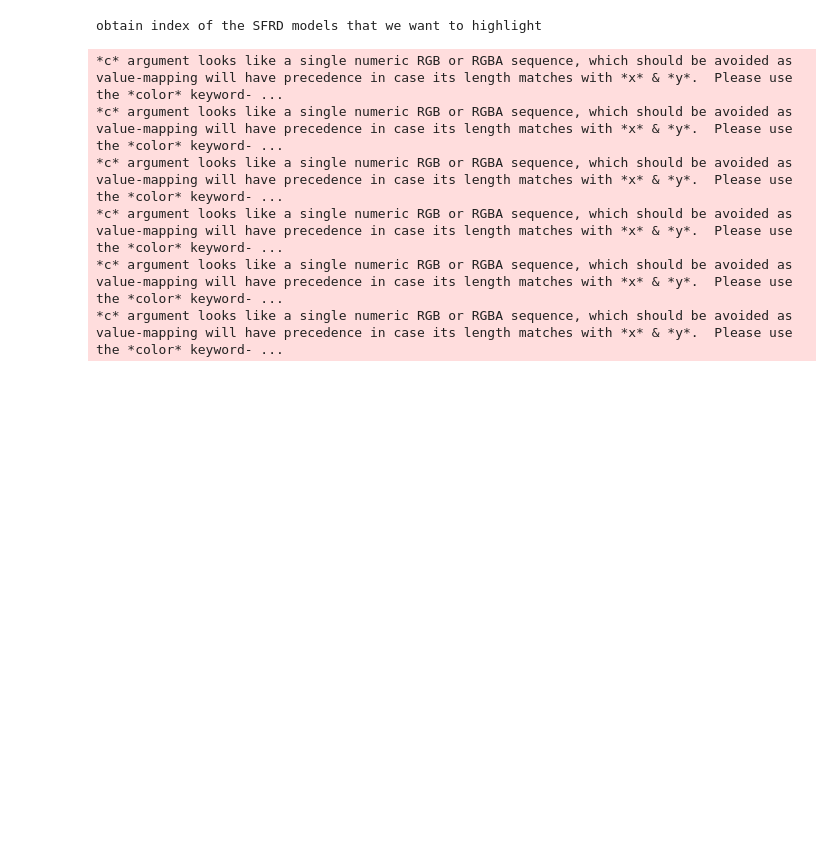
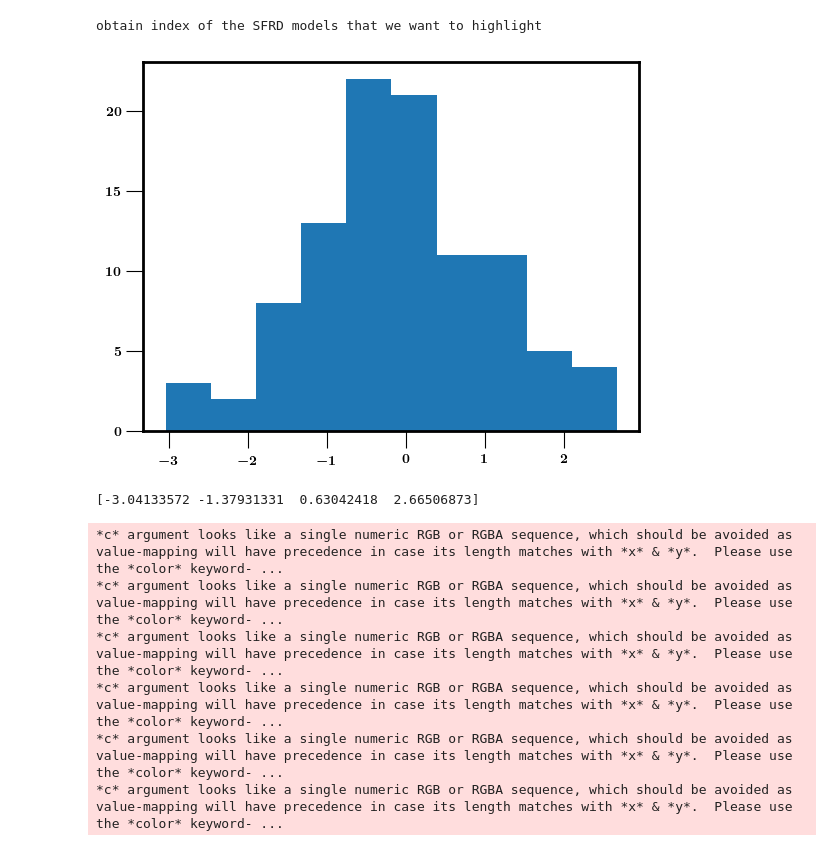
Before and after one commit to FloorBroekgaarden/DCO_FormationChannels, a Jupyter notebook: plottingCode/paper-Figure_X_FC_Properties/BHNS_properties_Formation_Channels-Copy1.ipynb, the cells around one changed output. Cells and saved outputs as stored; diff of their text form; code cells hidden in the pictures; blank space fills up the shorter version.

Commit message:
update figures

```diff
--- a/plottingCode/paper-Figure_X_FC_Properties/BHNS_properties_Formation_Channels-Copy1.ipynb
+++ b/plottingCode/paper-Figure_X_FC_Properties/BHNS_properties_Formation_Channels-Copy1.ipynb
@@ -19,6 +19,22 @@ from formation_channels import *
 # Generate a distribution and draw 2**6 data points
 # %% [output]
 obtain index of the SFRD models that we want to highlight
+# %%
+# from astropy import bayesian_blocks
+import astropy.stats
+t = np.random.normal(size=100)
+edges = astropy.stats.bayesian_blocks(t, fitness='events', p0=0.01)
+
+
+
+plt.hist(t)
+plt.show()
+
+
+print(edges)
+# %% [output]
+[figure, added]
+[-3.04133572 -1.37931331  0.63042418  2.66506873]
 # %%
 fig, ax = plt.subplots(1,1, figsize=(8,8))
 
```
Also changed, not shown: 3 other files.
